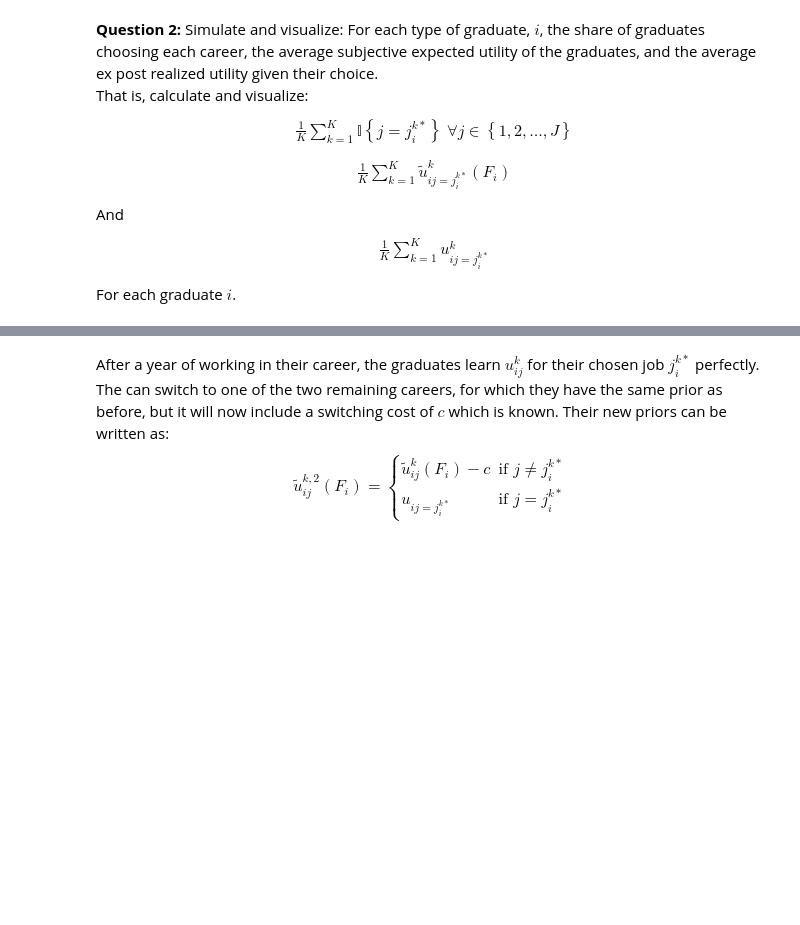
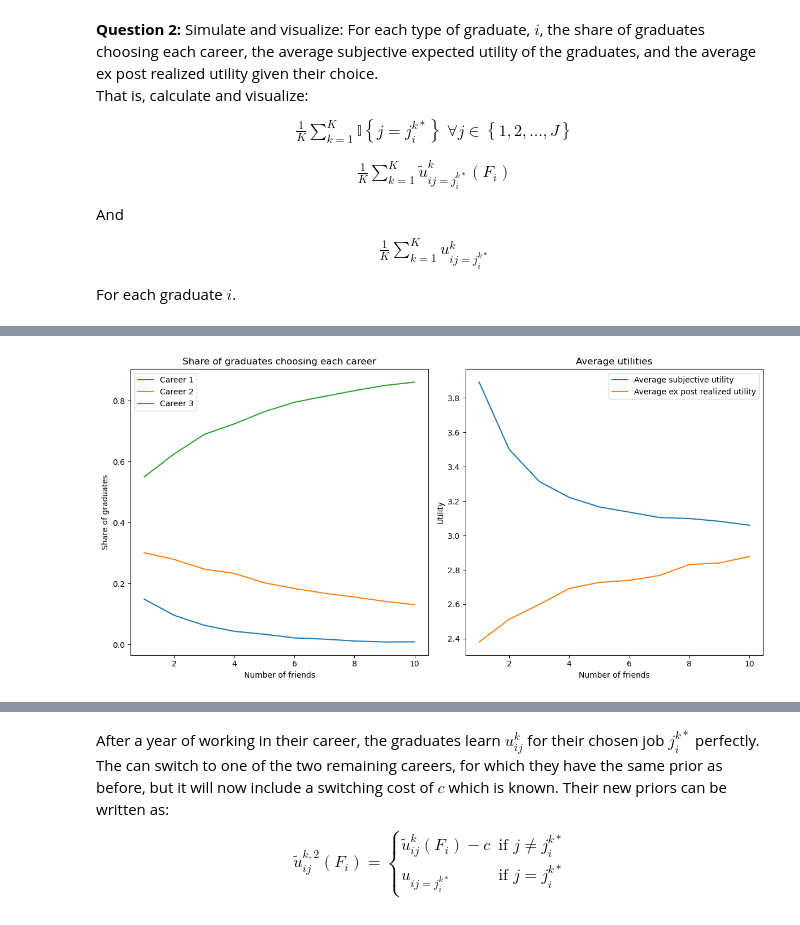
Before and after one commit to NumEconCopenhagen/projects-2024-maja-sarah-marcus, a Jupyter notebook: Exam/exam_2024.ipynb, the cells around one changed output, grey strips where cells are left out. Saved outputs shown, nothing was run; the diff lists cells and outputs as text; code cells hidden in the pictures; blank space fills up the shorter version.

```diff
--- a/Exam/exam_2024.ipynb
+++ b/Exam/exam_2024.ipynb
@@ -240,0 +244,20 @@ par.c = 1
+# %%
+expected_utilities = np.zeros(par.J)
+average_realized_utilities = np.zeros(par.J)
+
+
+for j in range(par.J):
+   epsilon = np.random.normal(0, par.sigma, par.K)
+   utilities = par.v[j] + epsilon
+   expected_utilities[j] = np.mean(utilities)
+   average_realized_utilities[j] = np.mean(utilities)
+
+
+print("Expected Utilities for each career:")
+for j in range(par.J):
+   print(f"Career {j+1}: {expected_utilities[j]}")
+
+
+print("\nAverage Realized Utilities for each career:")
+for j in range(par.J):
+   print(f"Career {j+1}: {average_realized_utilities[j]}")
@@ -279,0 +322,62 @@ For each graduate $i$.
+# %%
+share_of_graduates = np.zeros((par.N, par.J))
+average_subjective_utilities = np.zeros(par.N)
+average_ex_post_utilities = np.zeros(par.N)
+
+
+np.random.seed(0)
+
+
+for i in range(par.N):
+   F = par.F[i]  # Number of friends
+   subjective_utilities = np.zeros((par.K, par.J))
+   realized_utilities = np.zeros((par.K, par.J))
+
+   for k in range(par.K):
+       noise = np.random.normal(0, par.sigma, (F, par.J))
+       prior_expectation = par.v + noise.mean(axis=0)
+       subjective_utilities[k] = prior_expectation
+       realized_noise = np.random.normal(0, par.sigma, par.J)
+       realized_utilities[k] = par.v + realized_noise
+
+
+   choices = np.argmax(subjective_utilities, axis=1)
+   chosen_subjective_utilities = np.take_along_axis(subjective_utilities, choices[:, np.newaxis], axis=1).flatten()
+   chosen_realized_utilities = np.take_along_axis(realized_utilities, choices[:, np.newaxis], axis=1).flatten()
+
+   for j in range(par.J):
+       share_of_graduates[i, j] = np.mean(choices == j)
+
+   average_subjective_utilities[i] = np.mean(chosen_subjective_utilities)
+   average_ex_post_utilities[i] = np.mean(chosen_realized_utilities)
+
+
+# Visualization for Question 2
+x = np.arange(1, par.N + 1)
+plt.figure(figsize=(12, 6))
+
+
+# Share of graduates choosing each career
+plt.subplot(1, 2, 1)
+for j in range(par.J):
+   plt.plot(x, share_of_graduates[:, j], label=f'Career {j+1}')
+plt.xlabel('Number of friends')
+plt.ylabel('Share of graduates')
+plt.title('Share of graduates choosing each career')
+plt.legend()
+
+
+# Average utilities
+plt.subplot(1, 2, 2)
+plt.plot(x, average_subjective_utilities, label='Average subjective utility')
+plt.plot(x, average_ex_post_utilities, label='Average ex post realized utility')
+plt.xlabel('Number of friends')
+plt.ylabel('Utility')
+plt.title('Average utilities')
+plt.legend()
+
+
+plt.tight_layout()
+plt.show()
+# %% [output]
+[figure, added]
```
Also changed, not shown: parts of 12 cells of this notebook.
